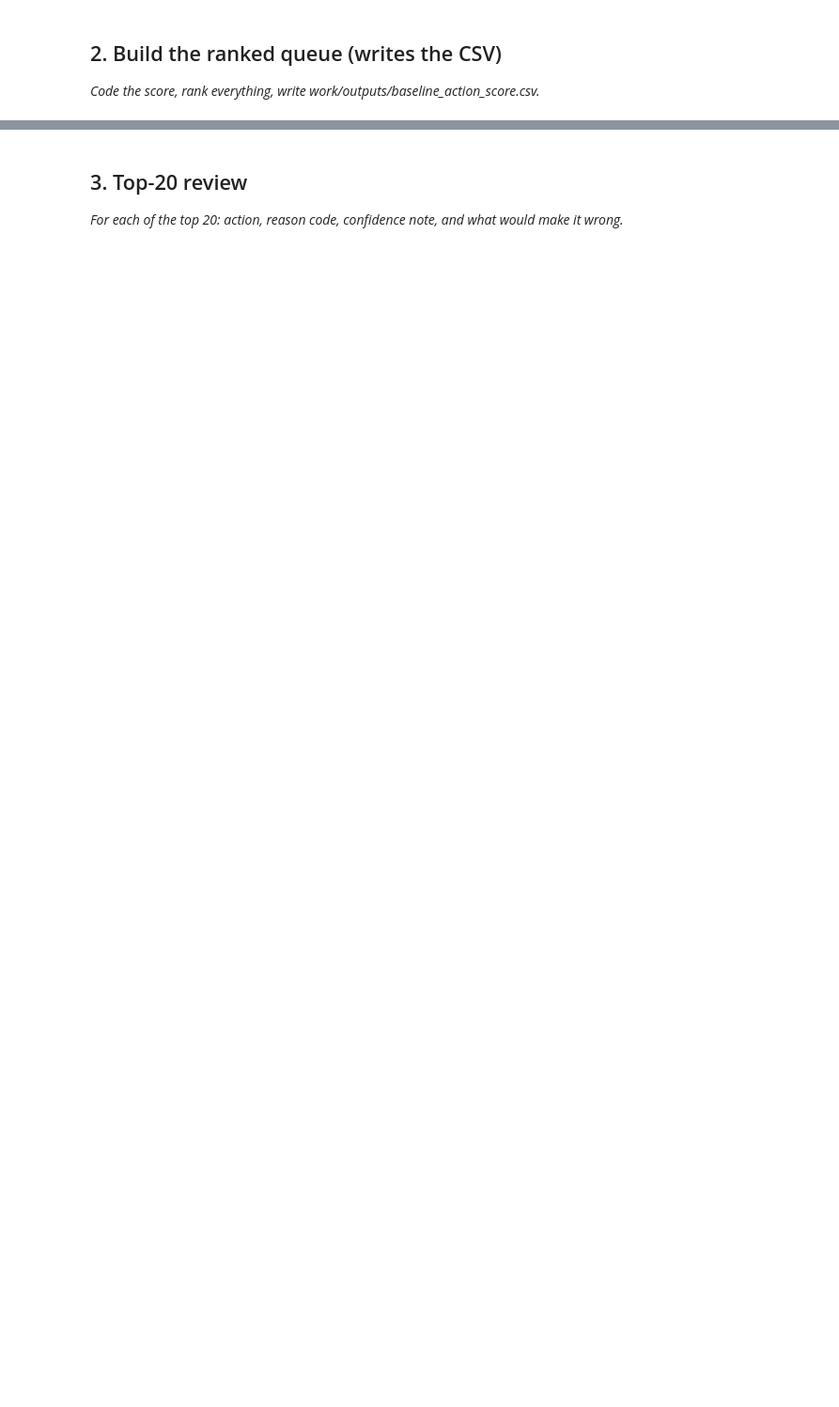
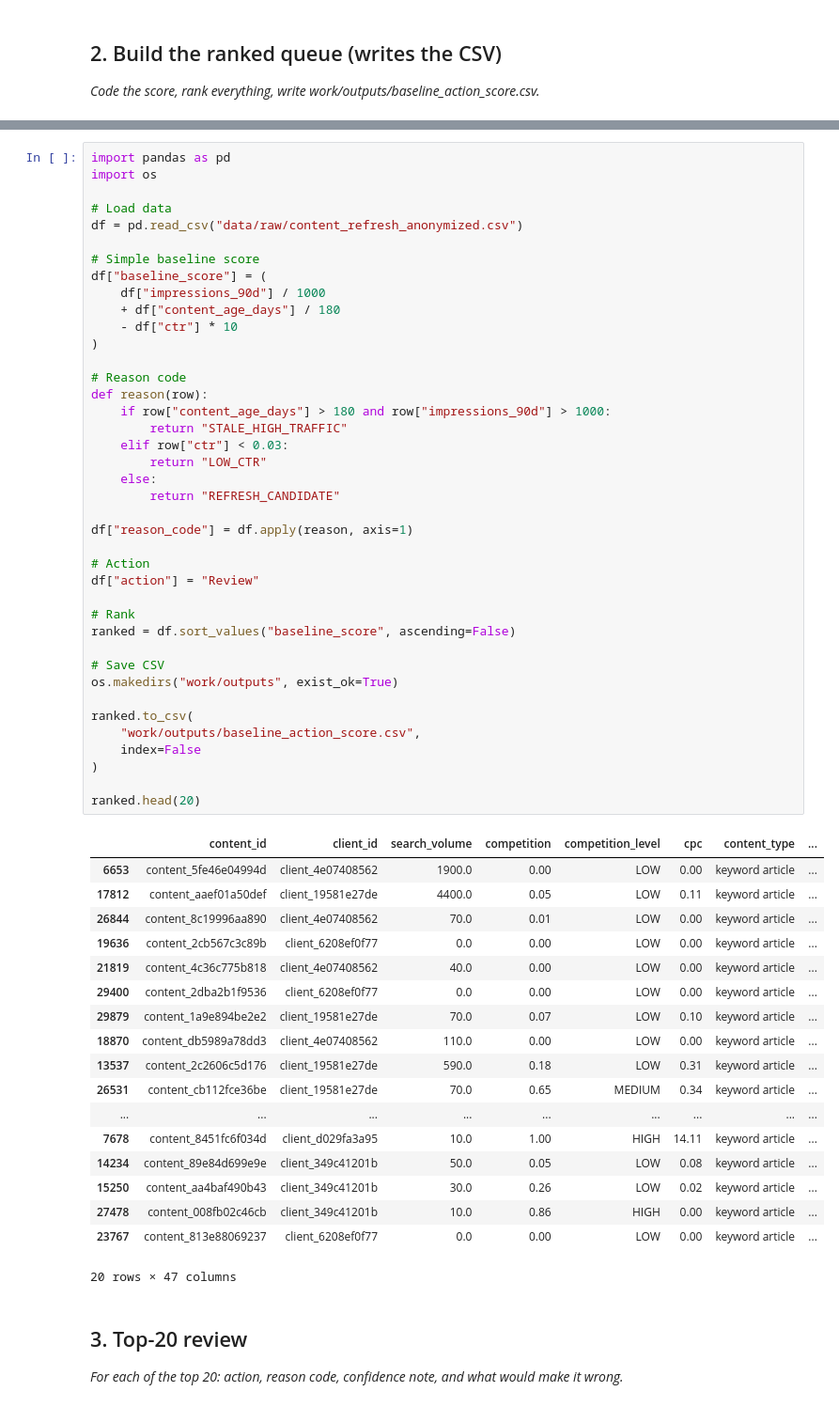
Before and after one commit to keshav-geu/flyrank-internship, a Jupyter notebook: work/notebooks/w04_baseline_score.ipynb, the cells around one changed output, grey strips where cells are left out. Shown at 94% size. Drawn from its saved outputs; the diff is of its cells as text; blank space fills up the shorter version.

```diff
--- a/work/notebooks/w04_baseline_score.ipynb
+++ b/work/notebooks/w04_baseline_score.ipynb
@@ -23,3 +69,62 @@ This skeleton is yours to fill. Work the sections **in order** — each one has
+# %%
+import pandas as pd
+import os
+
+# Load data
+df = pd.read_csv("data/raw/content_refresh_anonymized.csv")
+
+# Simple baseline score
+df["baseline_score"] = (
+    df["impressions_90d"] / 1000
+    + df["content_age_days"] / 180
+    - df["ctr"] * 10
+)
+
+# Reason code
+def reason(row):
+    if row["content_age_days"] > 180 and row["impressions_90d"] > 1000:
+        return "STALE_HIGH_TRAFFIC"
+    elif row["ctr"] < 0.03:
+        return "LOW_CTR"
+    else:
+        return "REFRESH_CANDIDATE"
+
+df["reason_code"] = df.apply(reason, axis=1)
+
+# Action
+df["action"] = "Review"
+
+# Rank
+ranked = df.sort_values("baseline_score", ascending=False)
+
+# Save CSV
+os.makedirs("work/outputs", exist_ok=True)
+
+ranked.to_csv(
+    "work/outputs/baseline_action_score.csv",
+    index=False
+)
+
+ranked.head(20)
+# %% [output]
+|  | content_id | client_id | search_volume | competition | competition_level | cpc | content_type | ... |
+| 6653 | content_5fe46e04994d | client_4e07408562 | 1900.0 | 0.00 | LOW | 0.00 | keyword article | ... |
+| 17812 | content_aaef01a50def | client_19581e27de | 4400.0 | 0.05 | LOW | 0.11 | keyword article | ... |
+| 26844 | content_8c19996aa890 | client_4e07408562 | 70.0 | 0.01 | LOW | 0.00 | keyword article | ... |
+| 19636 | content_2cb567c3c89b | client_6208ef0f77 | 0.0 | 0.00 | LOW | 0.00 | keyword article | ... |
+| 21819 | content_4c36c775b818 | client_4e07408562 | 40.0 | 0.00 | LOW | 0.00 | keyword article | ... |
+| 29400 | content_2dba2b1f9536 | client_6208ef0f77 | 0.0 | 0.00 | LOW | 0.00 | keyword article | ... |
+| 29879 | content_1a9e894be2e2 | client_19581e27de | 70.0 | 0.07 | LOW | 0.10 | keyword article | ... |
+| 18870 | content_db5989a78dd3 | client_4e07408562 | 110.0 | 0.00 | LOW | 0.00 | keyword article | ... |
+| 13537 | content_2c2606c5d176 | client_19581e27de | 590.0 | 0.18 | LOW | 0.31 | keyword article | ... |
+| 26531 | content_cb112fce36be | client_19581e27de | 70.0 | 0.65 | MEDIUM | 0.34 | keyword article | ... |
+| ... | ... | ... | ... | ... | ... | ... | ... | ... |
+| 7678 | content_8451fc6f034d | client_d029fa3a95 | 10.0 | 1.00 | HIGH | 14.11 | keyword article | ... |
+| 14234 | content_89e84d699e9e | client_349c41201b | 50.0 | 0.05 | LOW | 0.08 | keyword article | ... |
+| 15250 | content_aa4baf490b43 | client_349c41201b | 30.0 | 0.26 | LOW | 0.02 | keyword article | ... |
+| 27478 | content_008fb02c46cb | client_349c41201b | 10.0 | 0.86 | HIGH | 0.00 | keyword article | ... |
+| 23767 | content_813e88069237 | client_6208ef0f77 | 0.0 | 0.00 | LOW | 0.00 | keyword article | ... |
+20 rows × 47 columns
 # %% [markdown]
 ## 3. Top-20 review
 
```
Also changed, not shown: parts of 13 cells of this notebook.
